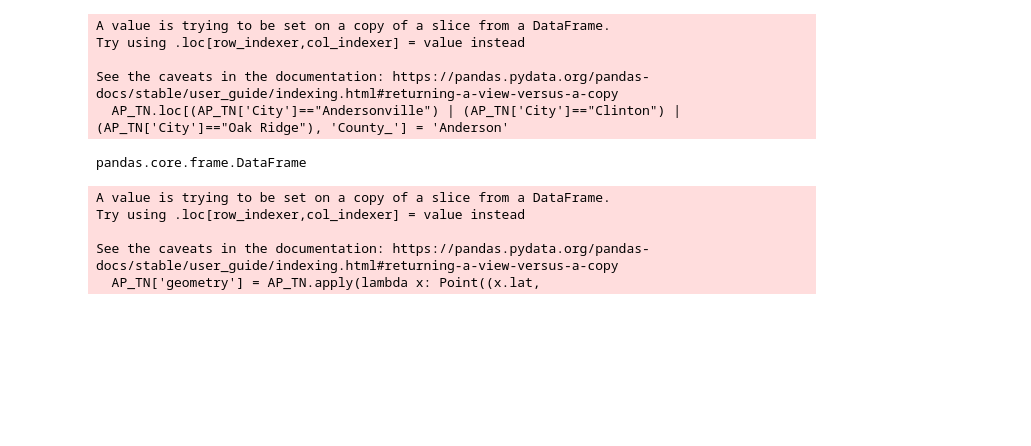
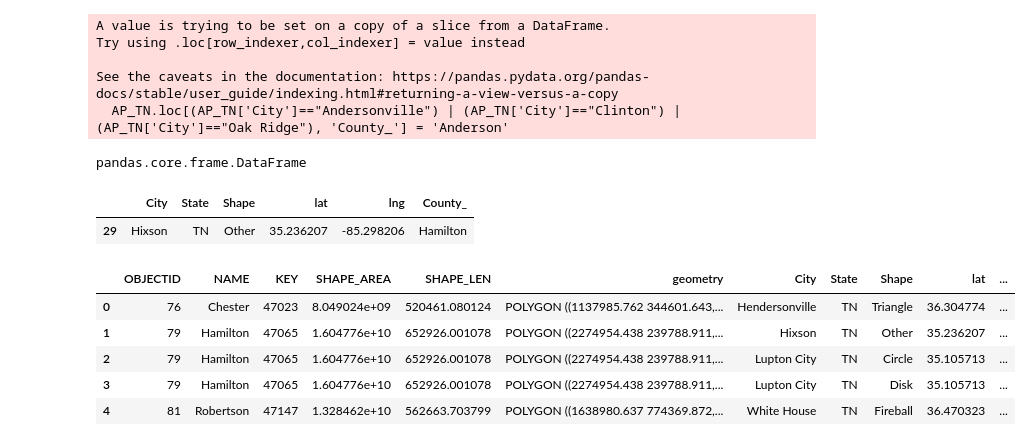
Before and after one commit to Cuiweiyi/geospatial-python-project-Cuiweiyi, a Jupyter notebook: notebooks/TN UAP.ipynb, the cells around one changed output. Cells and saved outputs as stored; diff of their text form; code cells hidden in the pictures; blank space fills up the shorter version.

Commit message:
cleaned up unecessary data and got working Polygon overlay

```diff
--- a/notebooks/TN UAP.ipynb
+++ b/notebooks/TN UAP.ipynb
@@ -587,13 +321,3 @@ See the caveats in the documentation: https://pandas.pydata.org/pandas-docs/stab
 type(AP_TN)
 # %% [output]
 pandas.core.frame.DataFrame
-# %%
-AP_TN['geometry'] = AP_TN.apply(lambda x: Point((x.lat,
-                                                         x.lng)),
-                                        axis=1)
-# %% [output]
-A value is trying to be set on a copy of a slice from a DataFrame.
-Try using .loc[row_indexer,col_indexer] = value instead
-
-See the caveats in the documentation: https://pandas.pydata.org/pandas-docs/stable/user_guide/indexing.html#returning-a-view-versus-a-copy
-  AP_TN['geometry'] = AP_TN.apply(lambda x: Point((x.lat,
@@ -603,0 +324,16 @@ sightings = gpd.GeoDataFrame(AP_TN,
+# %%
+AP_TN.head(1)
+# %% [output]
+|  | City | State | Shape | lat | lng | County_ |
+| 29 | Hixson | TN | Other | 35.236207 | -85.298206 | Hamilton |
+# %%
+counties = pd.merge(left = Tenn, right = AP_TN,
+                    left_on = 'NAME', right_on = 'County_')
+counties.head()
+# %% [output]
+|  | OBJECTID | NAME | KEY | SHAPE_AREA | SHAPE_LEN | geometry | City | State | Shape | lat | ... |
+| 0 | 76 | Chester | 47023 | 8.049024e+09 | 520461.080124 | POLYGON ((1137985.762 344601.643,... | Hendersonville | TN | Triangle | 36.304774 | ... |
+| 1 | 79 | Hamilton | 47065 | 1.604776e+10 | 652926.001078 | POLYGON ((2274954.438 239788.911,... | Hixson | TN | Other | 35.236207 | ... |
+| 2 | 79 | Hamilton | 47065 | 1.604776e+10 | 652926.001078 | POLYGON ((2274954.438 239788.911,... | Lupton City | TN | Circle | 35.105713 | ... |
+| 3 | 79 | Hamilton | 47065 | 1.604776e+10 | 652926.001078 | POLYGON ((2274954.438 239788.911,... | Lupton City | TN | Disk | 35.105713 | ... |
+| 4 | 81 | Robertson | 47147 | 1.328462e+10 | 562663.703799 | POLYGON ((1638980.637 774369.872,... | White House | TN | Fireball | 36.470323 | ... |
```
Also changed, not shown: parts of 65 cells of this notebook.
